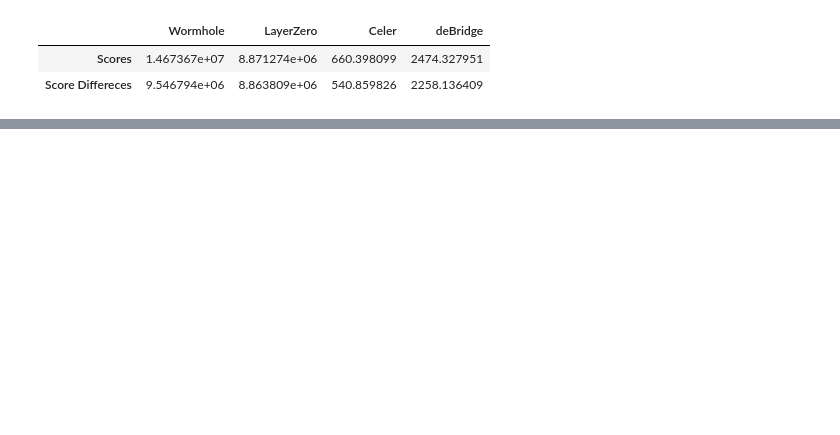
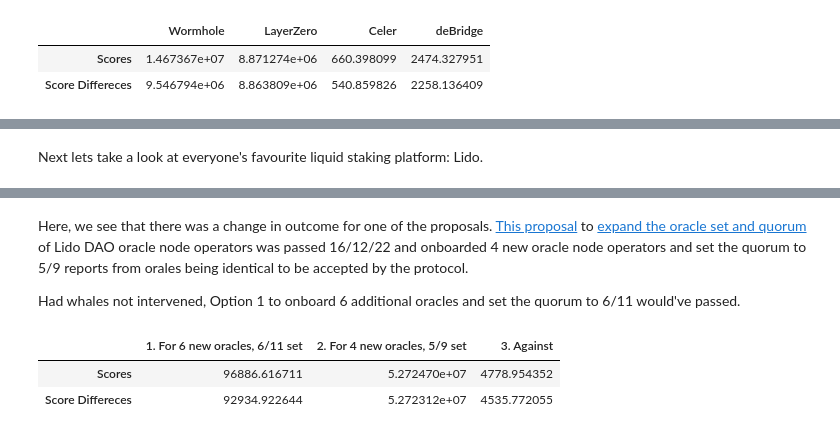
Before and after one commit to acemasterjb/gov_analysis, a Jupyter notebook: book/plutocracy_report.ipynb, the cells around one changed output, grey strips where cells are left out. Drawn from its saved outputs; the diff is of its cells as text; code cells hidden in the pictures; blank space fills up the shorter version.

```diff
--- a/book/plutocracy_report.ipynb
+++ b/book/plutocracy_report.ipynb
@@ -157,3 +199,5 @@ score_diffrences_dfs["ENS"]
+# %% [markdown]
+Next lets take a look at everyone's favourite liquid staking platform: Lido.
 # %%
 score_diffrences_dfs["Lido"]
 # %% [output]
@@ -164,3 +208,20 @@ score_diffrences_dfs["Lido"]
 | 0x7ac2431dc0eddcad4a02ba220a19f45... | single-choice | ['For', 'Against'] | [57686947.46411716, 78.1303842265... | 57690201.588526487 | False | For |
 | 0x7f19fed19b66df88b45d64c22f9905f... | single-choice | ['YAY', 'NAY'] | [54546195.85193226, 7525.50591095... | 54557517.318199627 | False | YAY |
 | 0xcbf534335fe07c046caa933e1623ac3... | single-choice | ['1. For 6 new oracles, 6/11 set'... | [92934.92264371048, 52723122.2034... | 52826368.429703690 | True | 1. For 6 new oracles, 6/11 set |
+# %% [markdown]
+Here, we see that there was a change in outcome for one of the proposals. [This proposal](https://snapshot.org/#/lido-snapshot.eth/proposal/0xcbf534335fe07c046caa933e1623ac38bfb3d1890ab825264a0b47415cf7799b) to [expand the oracle set and quorum](https://mainnet.lido.fi/#/lido-dao/0x442af784a788a5bd6f42a01ebe9f287a871243fb/) of Lido DAO oracle node operators was passed 16/12/22 and onboarded 4 new oracle node operators and set the quorum to 5/9 reports from orales being identical to be accepted by the protocol.
+
+Had whales not intervened, Option 1 to onboard 6 additional oracles and set the quorum to 6/11 would've passed.
+# %%
+propsal_choices = plutocracy_report_data['Lido'][plutocracy_report_data['Lido']['proposal_id'] == '0xcbf534335fe07c046caa933e1623ac38bfb3d1890ab825264a0b47415cf7799b'].iloc[0]['proposal_choices']
+proposal_score_diffrences = score_diffrences_dfs["Lido"].loc["0xcbf534335fe07c046caa933e1623ac38bfb3d1890ab825264a0b47415cf7799b"]["score_diffrences"]
+proposal_scores = plutocracy_report_data['Lido'][plutocracy_report_data['Lido']['proposal_id'] == '0xcbf534335fe07c046caa933e1623ac38bfb3d1890ab825264a0b47415cf7799b'].iloc[0]['proposal_scores']
+
+pd.DataFrame(
+    {choice: [score, score_diff] for choice, score, score_diff in zip(eval(propsal_choices), eval(proposal_scores), proposal_score_diffrences)},
+    index=["Scores", "Score Differeces"],
+)
+# %% [output]
+|  | 1. For 6 new oracles, 6/11 set | 2. For 4 new oracles, 5/9 set | 3. Against |
+| Scores | 96886.616711 | 5.272470e+07 | 4778.954352 |
+| Score Differeces | 92934.922644 | 5.272312e+07 | 4535.772055 |
```
Also changed, not shown: parts of 10 cells of this notebook.
